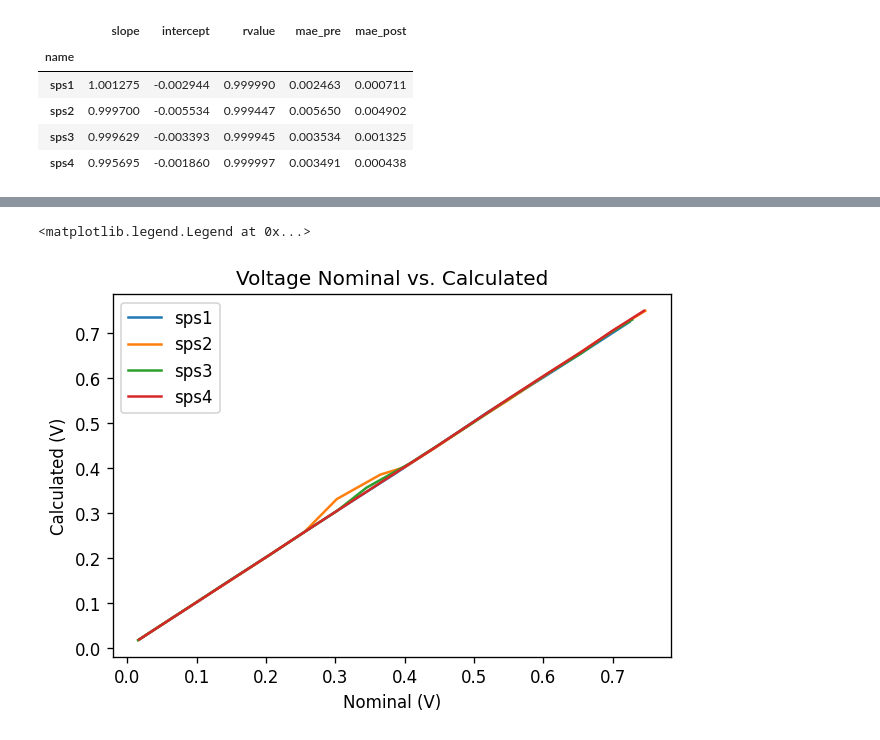
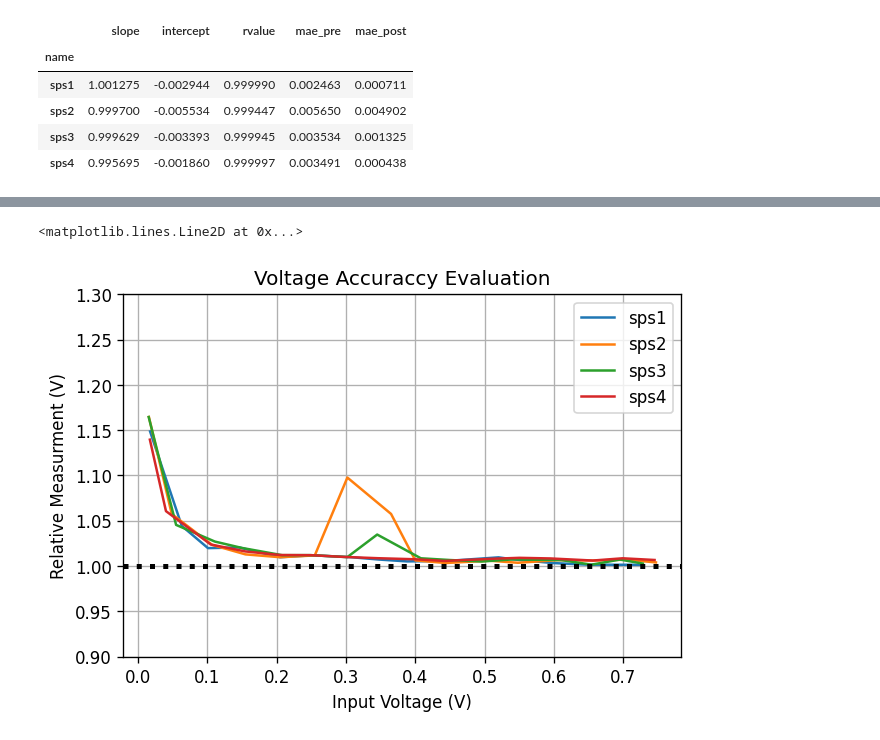
Before and after one commit to jlab-sensing/soil-power-sensor-calibration, a Jupyter notebook: calibration.ipynb, the cells around one changed output, grey strips where cells are left out. Drawn from its saved outputs; the diff is of its cells as text; code cells hidden in the pictures.

```diff
--- a/calibration.ipynb
+++ b/calibration.ipynb
@@ -154,10 +155,14 @@ Below are the graphs that show the nominally measured values on the x-axis vs th
 fig, ax = plt.subplots()
 
 for n, i in zip(names, I_plots):
-    ax.plot(i["I_nom"], i["I_calc"], label=n)
+    ax.plot(i["I_nom"], i["I_calc"]/i["I_nom"], label=n)
 
-ax.set_title("Current Nominal vs. Calculated")
-ax.set_xlabel("Nominal (uA)")
-ax.set_ylabel("Calculated (uA)")
+ax.set_title("Current Accuraccy Evaluation")
+ax.set_xlabel("Input Current (uA)")
+ax.set_ylabel("Relative Measurment (uA)")
+# Scaling might have to be adjusted using the 'ymin' and 'ymax'
+ax.axis(ymin=0.9,ymax=1.05)
+ax.grid()
 ax.legend()
+ax.axhline(y=1, linestyle=':', color='k', linewidth='3')
 # %% [output]
@@ -166,13 +171,17 @@ ax.legend()
 # %%
 fig, ax = plt.subplots()
 
 for n, v in zip(names, V_plots):
-    ax.plot(v["V_in"], v["V_meas"], label=n)
+    ax.plot(v["V_in"], v["V_meas"]/v["V_in"], label=n)
 
-ax.set_title("Voltage Nominal vs. Calculated")
-ax.set_xlabel("Nominal (V)")
-ax.set_ylabel("Calculated (V)")
+ax.set_title("Voltage Accuraccy Evaluation")
+ax.set_xlabel("Input Voltage (V)")
+ax.set_ylabel("Relative Measurment (V)")
+# Scaling might have to be adjusted using the 'ymin' and 'ymax'
+ax.axis(ymin=0.9,ymax=1.3)
+ax.grid()
 ax.legend()
+ax.axhline(y=1, linestyle=':', color='k', linewidth='3')
 # %% [output]
-<matplotlib.legend.Legend at 0x...>
+<matplotlib.lines.Line2D at 0x...>
-[figure, old version]
+[figure, new version]
```
Also changed, not shown: parts of 3 cells of this notebook.
